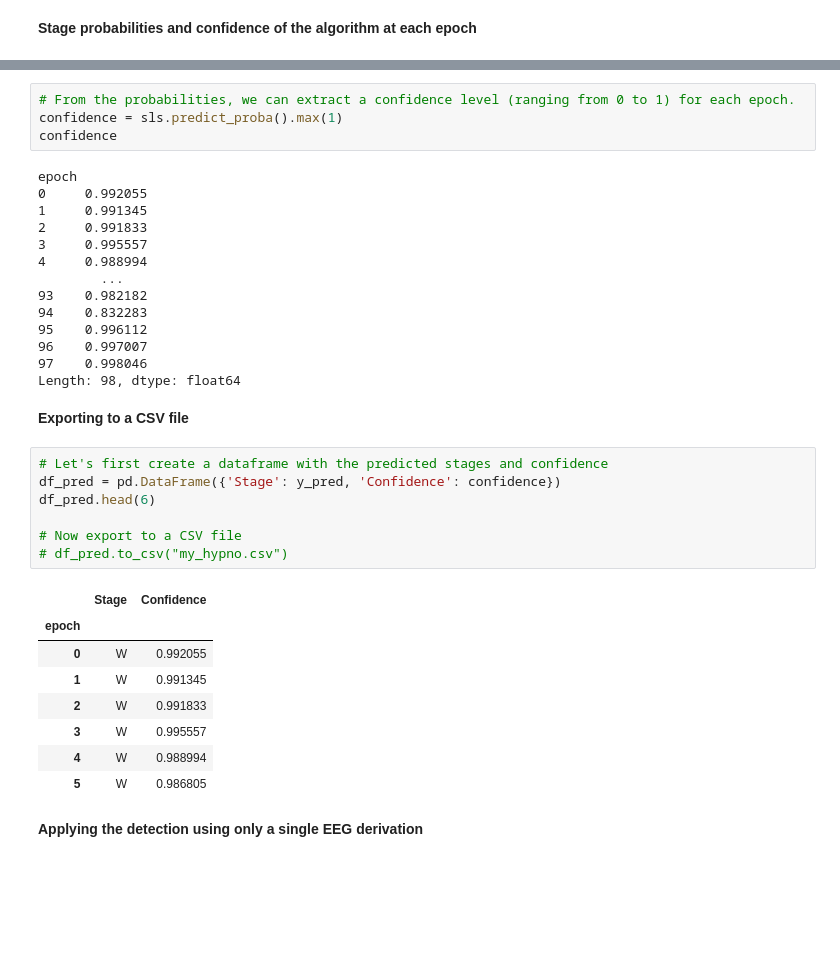
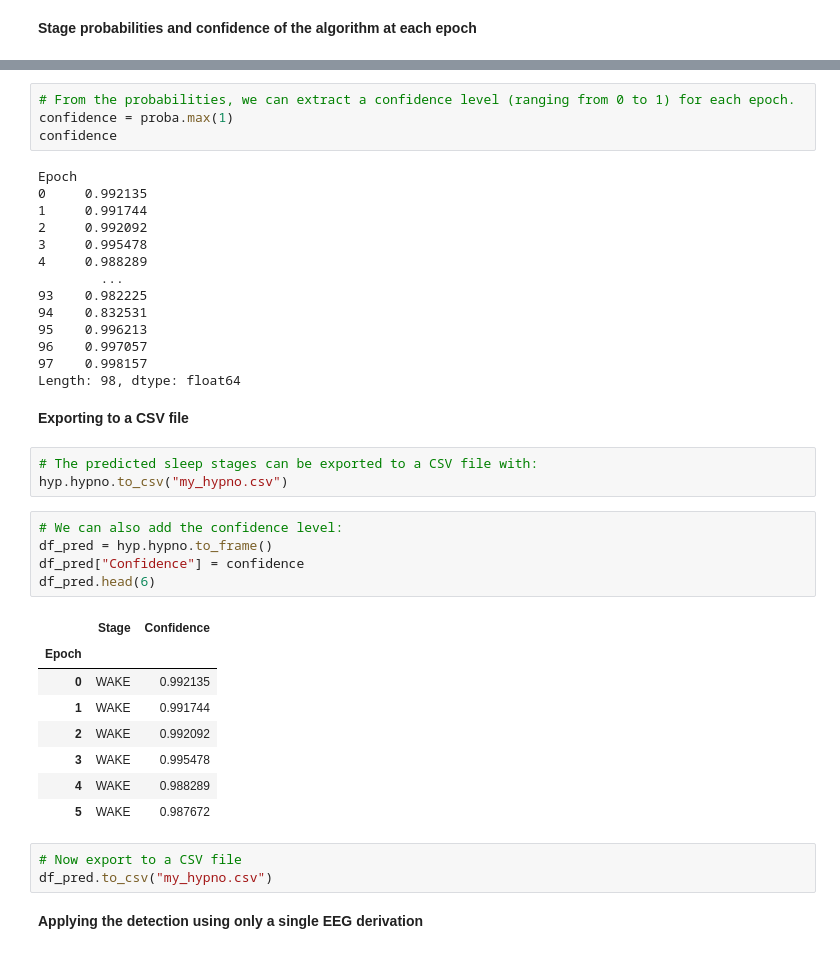
Before and after one commit to raphaelvallat/yasa, a Jupyter notebook: notebooks/14_automatic_sleep_staging.ipynb, the cells around one changed output, grey strips where cells are left out. Saved outputs shown, nothing was run; the diff lists cells and outputs as text; blank space fills up the shorter version.

```diff
--- a/notebooks/14_automatic_sleep_staging.ipynb
+++ b/notebooks/14_automatic_sleep_staging.ipynb
@@ -111,39 +189,43 @@ sls.plot_predict_proba();
 # %%
 # From the probabilities, we can extract a confidence level (ranging from 0 to 1) for each epoch.
-confidence = sls.predict_proba().max(1)
+confidence = proba.max(1)
 confidence
 # %% [output]
-epoch
-0     0.992055
-1     0.991345
-2     0.991833
-3     0.995557
-4     0.988994
+Epoch
+0     0.992135
+1     0.991744
+2     0.992092
+3     0.995478
+4     0.988289
         ...
-93    0.982182
-94    0.832283
-95    0.996112
-96    0.997007
-97    0.998046
+93    0.982225
+94    0.832531
+95    0.996213
+96    0.997057
+97    0.998157
 Length: 98, dtype: float64
 # %% [markdown]
 **Exporting to a CSV file**
+# %%
+# The predicted sleep stages can be exported to a CSV file with:
+hyp.hypno.to_csv("my_hypno.csv")
+# %%
+# We can also add the confidence level:
+df_pred = hyp.hypno.to_frame()
+df_pred["Confidence"] = confidence
+df_pred.head(6)
+# %% [output]
+|  | Stage | Confidence |
+| Epoch |  |  |
+| 0 | WAKE | 0.992135 |
+| 1 | WAKE | 0.991744 |
+| 2 | WAKE | 0.992092 |
+| 3 | WAKE | 0.995478 |
+| 4 | WAKE | 0.988289 |
+| 5 | WAKE | 0.987672 |
 # %%
-# Let's first create a dataframe with the predicted stages and confidence
-df_pred = pd.DataFrame({'Stage': y_pred, 'Confidence': confidence})
-df_pred.head(6)
-
 # Now export to a CSV file
-# df_pred.to_csv("my_hypno.csv")
+df_pred.to_csv("my_hypno.csv")
-# %% [output]
-|  | Stage | Confidence |
-| epoch |  |  |
-| 0 | W | 0.992055 |
-| 1 | W | 0.991345 |
-| 2 | W | 0.991833 |
-| 3 | W | 0.995557 |
-| 4 | W | 0.988994 |
-| 5 | W | 0.986805 |
 # %% [markdown]
 **Applying the detection using only a single EEG derivation**
 # %%
```
Also changed, not shown: parts of 14 cells of this notebook, 6 other files.
